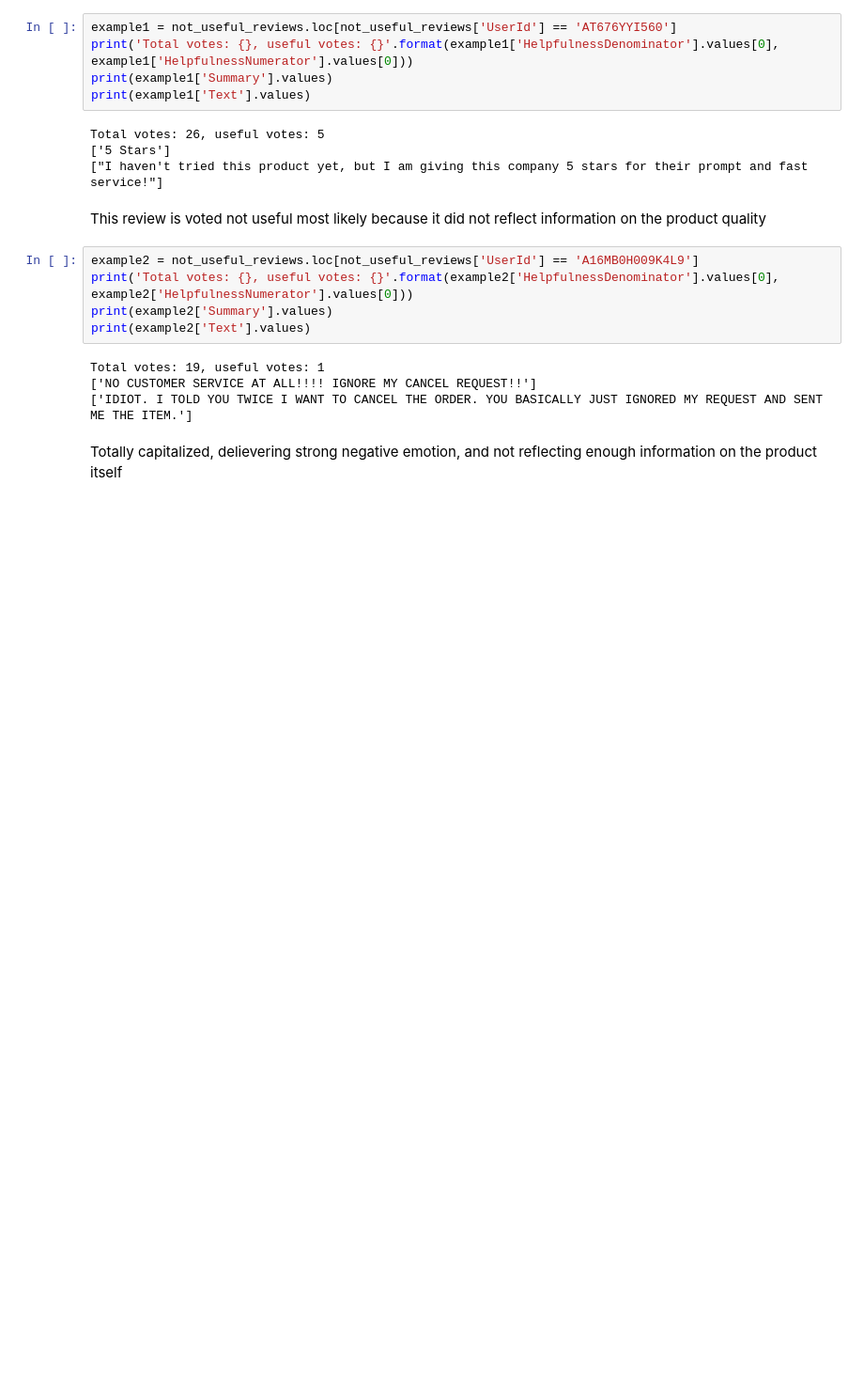
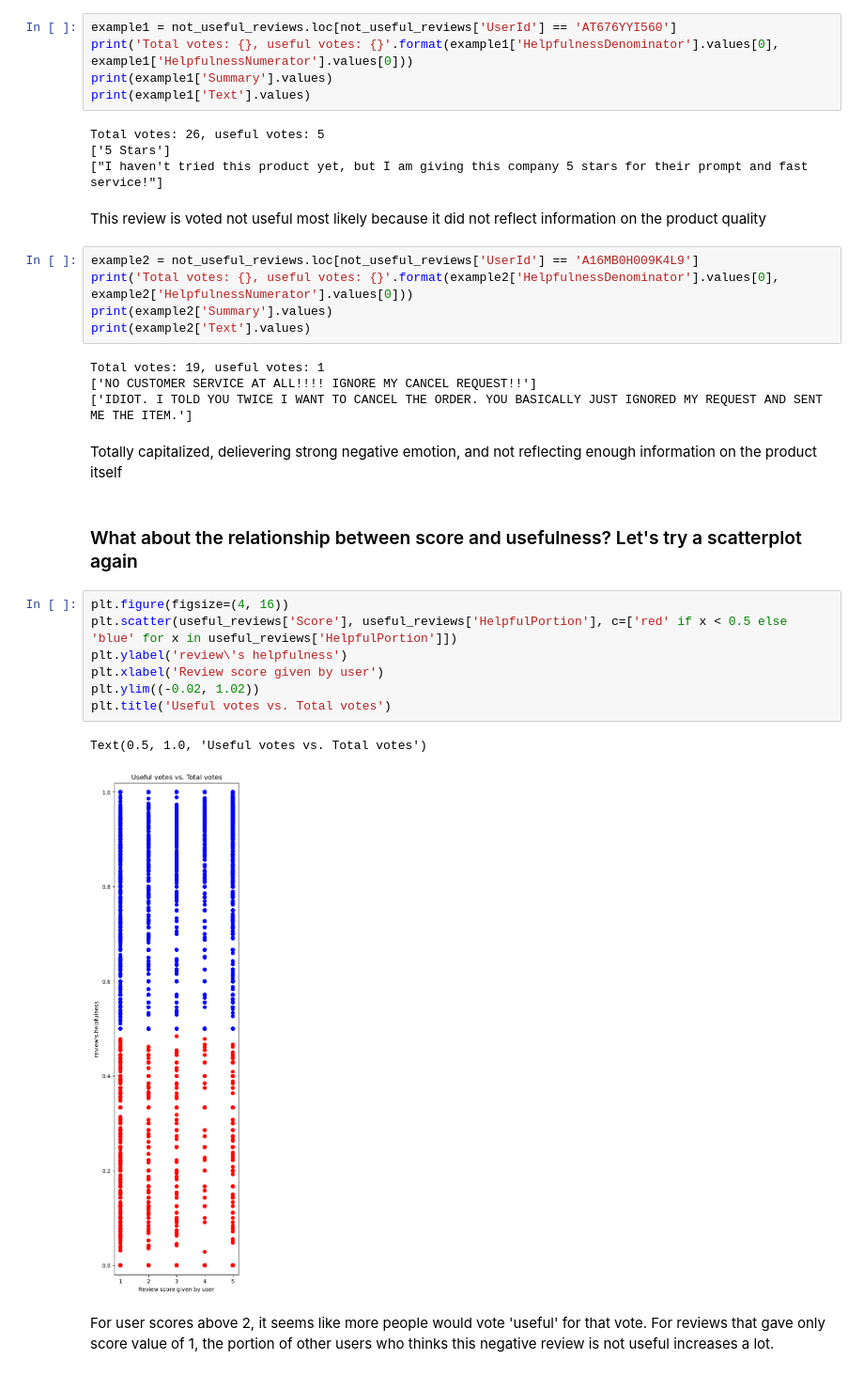
Before and after one commit to Caffretro/Comp7103_Assignment1_data_mining_and_NLP, a Jupyter notebook: data_visualization.ipynb, the cells around one changed output. Shown at 94% size. Saved outputs shown, nothing was run; the diff lists cells and outputs as text; blank space fills up the shorter version.

Commit message:
Adding scatterplot between score and helpfulness

```diff
--- a/data_visualization.ipynb
+++ b/data_visualization.ipynb
@@ -101,3 +101,17 @@ Total votes: 19, useful votes: 1
 ['IDIOT. I TOLD YOU TWICE I WANT TO CANCEL THE ORDER. YOU BASICALLY JUST IGNORED MY REQUEST AND SENT ME THE ITEM.']
 # %% [markdown]
 Totally capitalized, delievering strong negative emotion, and not reflecting enough information on the product itself
+# %% [markdown]
+### What about the relationship between score and usefulness? Let's try a scatterplot again
+# %%
+plt.figure(figsize=(4, 16))
+plt.scatter(useful_reviews['Score'], useful_reviews['HelpfulPortion'], c=['red' if x < 0.5 else 'blue' for x in useful_reviews['HelpfulPortion']])
+plt.ylabel('review\'s helpfulness')
+plt.xlabel('Review score given by user')
+plt.ylim((-0.02, 1.02))
+plt.title('Useful votes vs. Total votes')
+# %% [output]
+Text(0.5, 1.0, 'Useful votes vs. Total votes')
+[figure, added]
+# %% [markdown]
+For user scores above 2, it seems like more people would vote 'useful' for that vote. For reviews that gave only score value of 1, the portion of other users who thinks this negative review is not useful increases a lot.
```
